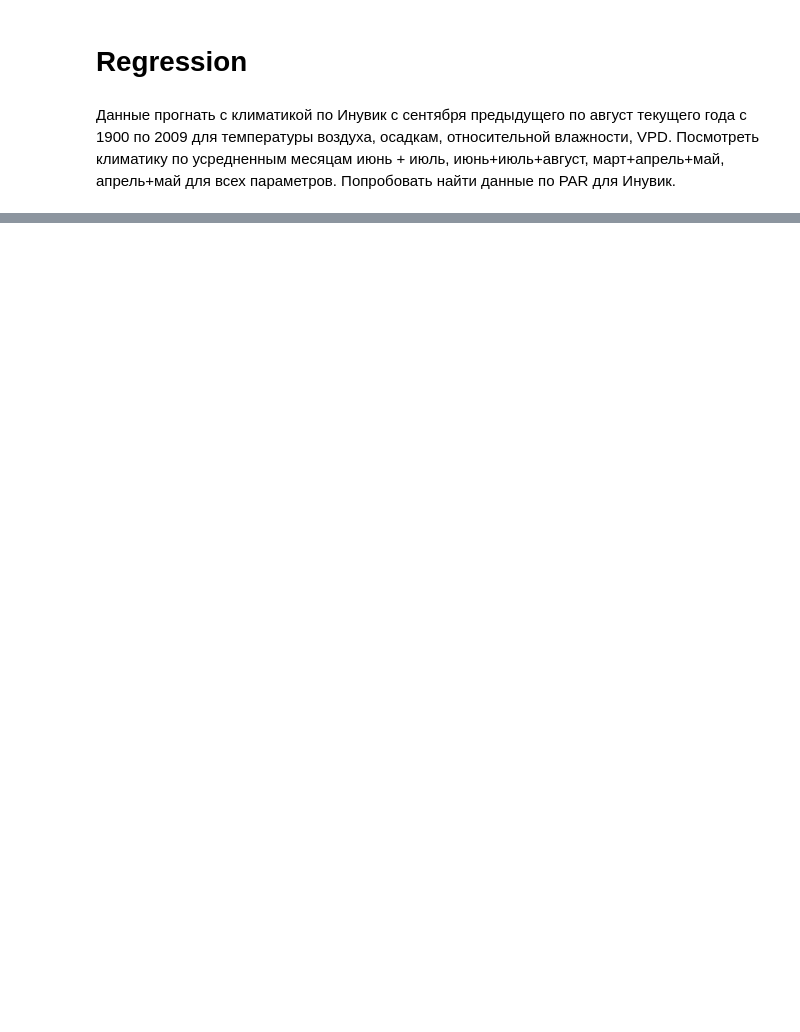
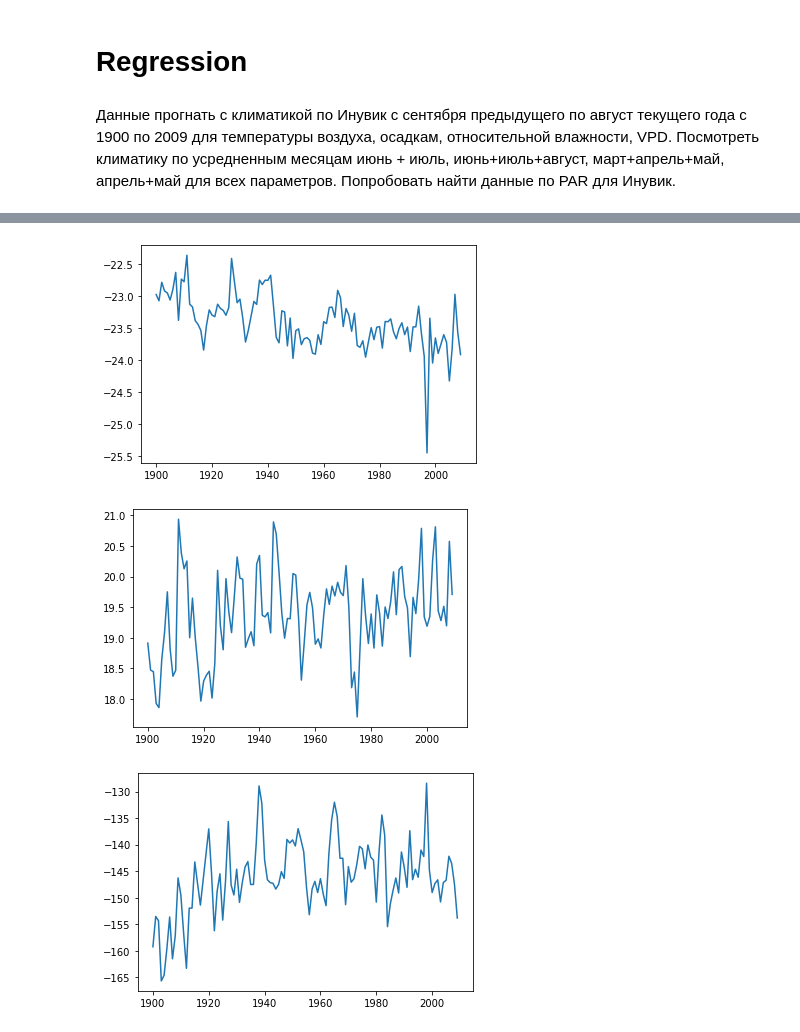
Before and after one commit to mikewellmeansme/trs-isotopes-analyser, a Jupyter notebook: notebooks/COH.ipynb, the cells around one changed output, grey strips where cells are left out. Cells and saved outputs as stored; diff of their text form; code cells hidden in the pictures; blank space fills up the shorter version.

```diff
--- a/notebooks/COH.ipynb
+++ b/notebooks/COH.ipynb
@@ -101,3 +117,14 @@ def get_spring1_df(df, name=''):
 
 def get_spring_df(df, name=''):
     return df[['Year', 'March', 'April', 'May']].rename(columns={'March':f'{name}_March', 'April':f'{name}_April', 'May':f'{name}_May'})
+# %%
+
+CAN = COH.merge(
+    get_summer_df(data['Temp_Inuvik'], 'Temp'), on='Year', how='left').merge(
+        get_summer_df(data['Prec_Inuvik'], 'Prec'), on='Year', how='left').merge(
+            get_summer_df(data['VPD_Inuvik'], 'VPD'), on='Year', how='left').merge(
+                get_spring_df(data['Temp_Inuvik'], 'Temp'), on='Year', how='left').merge(
+                    get_spring_df(data['Prec_Inuvik'], 'Prec'), on='Year', how='left').merge(
+                        get_spring_df(data['VPD_Inuvik'], 'VPD'), on='Year', how='left').merge(
+                            get_summer_df(data['DP_Inuvik'], 'DP'), on='Year', how='left').merge(
+                                get_spring_df(data['DP_Inuvik'], 'DP'), on='Year', how='left')
@@ -103,0 +162,11 @@ def get_spring_df(df, name=''):
+# %%
+plt.plot(CAN['Year'], CAN['C'])
+plt.show()
+plt.plot(CAN['Year'], CAN['O'])
+plt.show()
+plt.plot(CAN['Year'], CAN['H'])
+plt.show()
+# %% [output]
+[figure, added]
+[figure, added]
+[figure, added]
```
Also changed, not shown: parts of 16 cells of this notebook.
